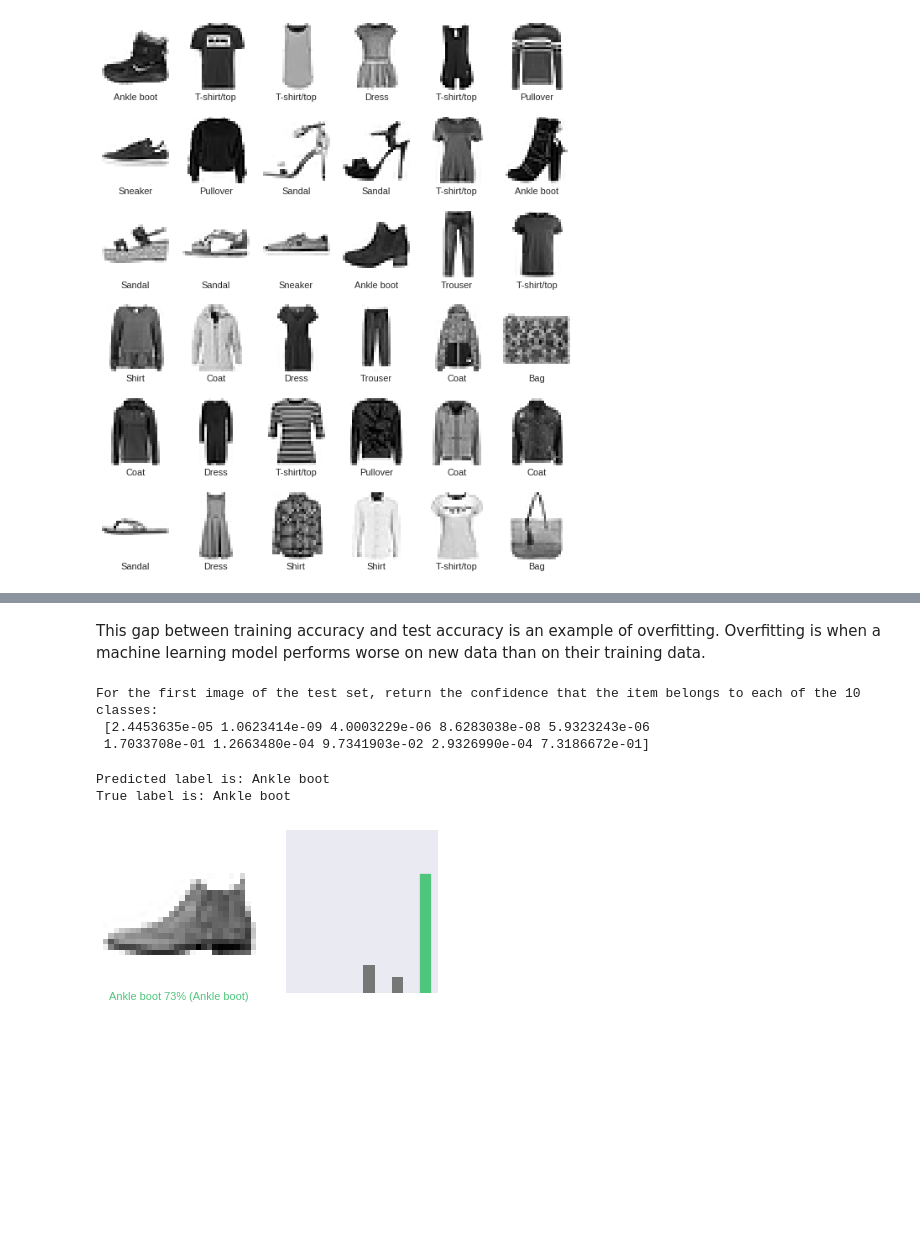
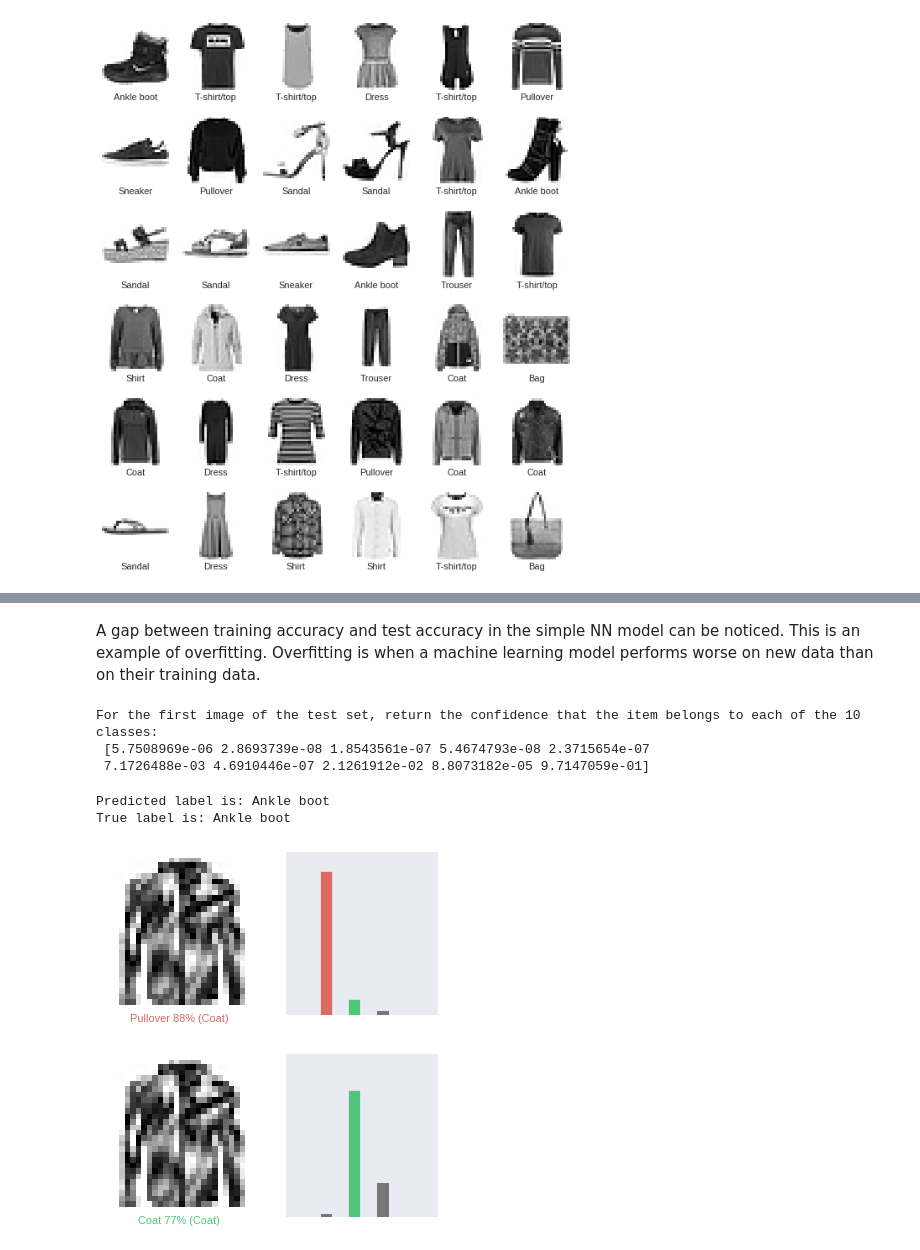
Before and after one commit to leedah/fashion-mnist, a Jupyter notebook: fashionMNIST.ipynb, the cells around one changed output, grey strips where cells are left out. Drawn from its saved outputs; the diff is of its cells as text; code cells hidden in the pictures; blank space fills up the shorter version.

```diff
--- a/fashionMNIST.ipynb
+++ b/fashionMNIST.ipynb
@@ -80,9 +80,9 @@ plt.show()
 # %% [output]
 [figure]
 # %%
-# Set-up the neural network layers
+# Create a simple NN and set-up layers
 
-model = keras.Sequential([
+simpleNNmodel = keras.Sequential([
 
     # This layer transforms the format of the images from a 2d-array (of 28 by 28 pixels), to a 1d-array of 28 * 28 = 784 pixels.
     # It has no parameters to learn, it only reformats the data (unstacking rows of pixels in the image and lining them up.)
@@ -91,11 +91,15 @@ model = keras.Sequential([
     # The following are densely-connected, or fully-connected, neural layers.
 
     # The first Dense layer has 128 nodes (or neurons). Each node contains a score that indicates the probability that the current image belongs to one of the 10 classes.
+    # ReLU, or Rectified Linear Activation, is used as an activation function since it has been proven to work well in neural networks.
+
     keras.layers.Dense(128, activation=tf.nn.relu),
 
     # The second (and last) layer is a 10-node softmax layer—this returns an array of 10 probability scores that sum to 1.
     keras.layers.Dense(10, activation=tf.nn.softmax)
 ])
+
+simpleNNmodel.summary()
 # %% [output]
 WARNING:tensorflow:From /usr/local/lib/python3.6/dist-packages/tensorflow/python/ops/resource_variable_ops.py:435: colocate_with (from tensorflow.python.framework.ops) is deprecated and will be remove ...
 Instructions for updating:
@@ -103,7 +170,8 @@ Colocations handled automatically by placer.
 # %%
-# Compile the model
+# Compile the models
 
-model.compile(
+
+simpleNNmodel.compile(
               # Optimizer: how the model is updated based on the data it sees and its loss function.
               optimizer='adam',
 
@@ -112,8 +180,16 @@ model.compile(
 
               # Metrics: monitor the training and testing steps. The following example uses accuracy, the fraction of the images that are correctly classified.
               metrics=['accuracy'])
+
+
+simpleCNNmodel.compile(
+
+              optimizer='adam',
+              loss='sparse_categorical_crossentropy',
+              metrics=['accuracy'])
 # %%
-# Start training the model
+# Start training the models
 
-model.fit(train_images, train_labels, epochs=5)
+simpleNNmodel.fit(train_images, train_labels, validation_data=(test_images, test_labels), epochs=5 )
+simpleCNNmodel.fit(train_X, train_labels, batch_size=64, validation_data=(test_X, test_labels), epochs=5 )
 # %% [output]
@@ -147,17 +242,18 @@ Test accuracy: 0.8679
 # %% [markdown]
-This gap between training accuracy and test accuracy is an example of overfitting. Overfitting is when a machine learning model performs worse on new data than on their training data.
+A gap between training accuracy and test accuracy in the simple NN model can be noticed. This is an example of overfitting. Overfitting is when a machine learning model performs worse on new data than on their training data.
 # %%
 # Once the model is trained, we can make predictions
 
-predictions = model.predict(test_images)
+predictionsNN = simpleNNmodel.predict(test_images)
+predictionsCNN = simpleCNNmodel.predict(test_X)
 # %%
 # A prediction is an array of 10 numbers. These describe the "confidence" of the model that the image corresponds to each of the 10 different articles of clothing.
 
-print("For the first image of the test set, return the confidence that the item belongs to each of the 10 classes:\n", predictions[0])
+print("For the first image of the test set, return the confidence that the item belongs to each of the 10 classes:\n", predictionsNN[0])
 # %% [output]
 For the first image of the test set, return the confidence that the item belongs to each of the 10 classes:
- [2.4453635e-05 1.0623414e-09 4.0003229e-06 8.6283038e-08 5.9323243e-06
- 1.7033708e-01 1.2663480e-04 9.7341903e-02 2.9326990e-04 7.3186672e-01]
+ [5.7508969e-06 2.8693739e-08 1.8543561e-07 5.4674793e-08 2.3715654e-07
+ 7.1726488e-03 4.6910446e-07 2.1261912e-02 8.8073182e-05 9.7147059e-01]
 # %%
 # We can see which label has the highest confidence value
 
@@ -206,15 +302,24 @@ def plot_value_array(i, predictions_array, true_label):
   thisplot[predicted_label].set_color(red)
   thisplot[true_label].set_color(green)
 # %%
-# Predict again for the 1st image
+# Predict again for an image
 
-i = 0
+i = 17
 plt.figure(figsize=(6,3))
 plt.subplot(1,2,1)
-plot_image(i, predictions, test_labels, test_images)
+plot_image(i, predictionsNN, test_labels, test_images)
 plt.subplot(1,2,2)
-plot_value_array(i, predictions,  test_labels)
+plot_value_array(i, predictionsNN,  test_labels)
 plt.show()
+
+
+plt.figure(figsize=(6,3))
+plt.subplot(1,2,1)
+plot_image(i, predictionsCNN, test_labels, test_images)
+plt.subplot(1,2,2)
+plot_value_array(i, predictionsCNN,  test_labels)
+plt.show()
 # %% [output]
-[figure, old version]
+[figure, new version]
+[figure, added]
 # %%
```
Also changed, not shown: parts of 16 cells of this notebook.
